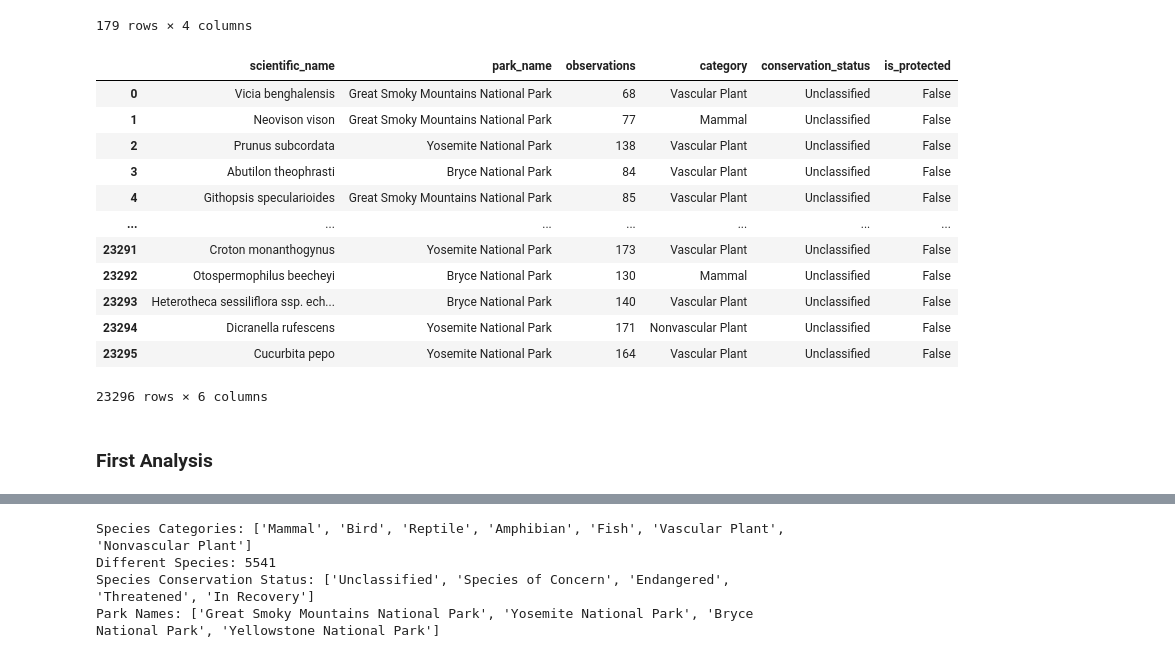
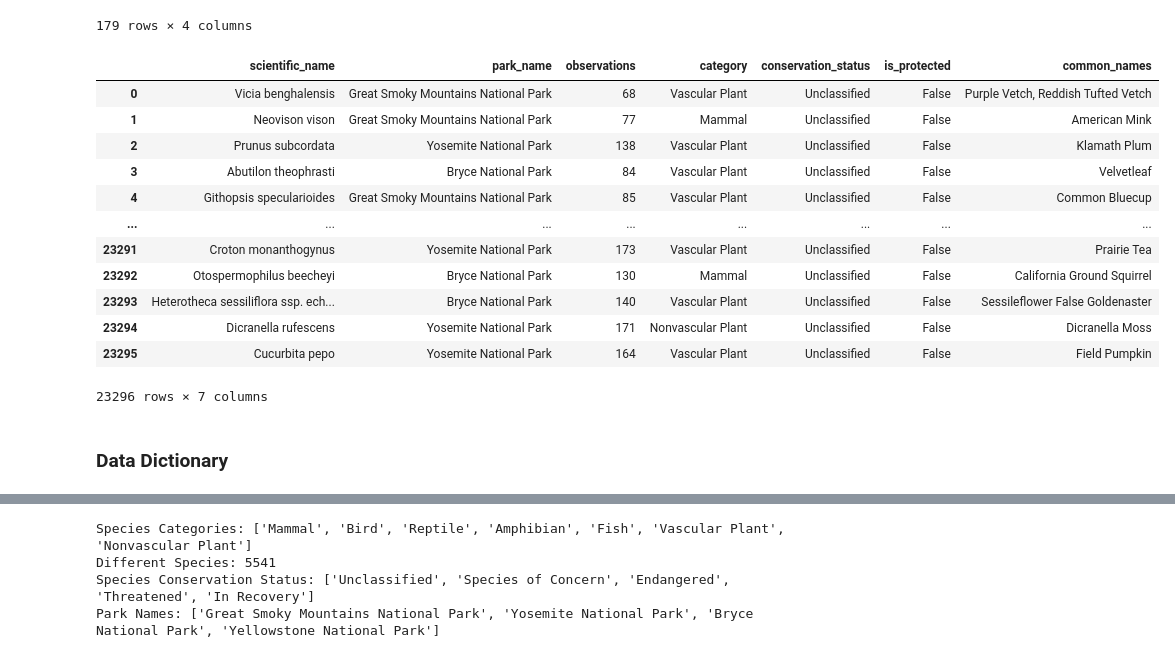
Before and after one commit to bcbmotta/biodiversity-project, a Jupyter notebook: Code/biodiversity.ipynb, the cells around one changed output, grey strips where cells are left out. Cells and saved outputs as stored; diff of their text form; code cells hidden in the pictures.

```diff
--- a/Code/biodiversity.ipynb
+++ b/Code/biodiversity.ipynb
@@ -94,10 +98,10 @@ info.conservation_status.fillna('Unclassified', inplace=True)
 # Add protected status
 info['is_protected'] = info.conservation_status != 'Unclassified'
 
-# Drop column common_names since it has no use for this analysis
-info.drop(columns='common_names', inplace=True)
+# Prepare data set to be merged
+info_mod = info.drop(columns='common_names')
 
 # Remove Duplicated rows to have a unique scientific_name per row
-info.drop_duplicates(inplace=True)
+info_mod.drop_duplicates(inplace=True)
 # %%
 # Check if all scientific names are unique
@@ -126,8 +130,8 @@ display(info[info.scientific_name.isin(['Oncorhynchus mykiss', 'Canis lupus'])])
 | 3283 | Fish | Oncorhynchus mykiss | Threatened | True |
 # %%
 # Remove first appearance of each species, as it shows an evolution in their conservation_status
-info = info.drop([8, 560]).reset_index(drop=True)
-info
+info_mod = info_mod.drop([8, 560]).reset_index(drop=True)
+info_mod
 # %% [output]
 |  | category | scientific_name | conservation_status | is_protected |
 | 0 | Mammal | Clethrionomys gapperi gapperi | Unclassified | False |
@@ -162,21 +166,25 @@ classified
 179 rows × 4 columns
 # %%
 # Create merged df
-merge = obs.merge(info, how='left', on='scientific_name')
+merge = obs.merge(info_mod, how='left', on='scientific_name')
+
+# Add common_names to merge df
+merge['common_names'] = merge.apply(lambda row: info[info.scientific_name == row.scientific_name]['common_names'].values[0], axis=1)
+
 merge
 # %% [output]
-|  | scientific_name | park_name | observations | category | conservation_status | is_protected |
-| 0 | Vicia benghalensis | Great Smoky Mountains National Park | 68 | Vascular Plant | Unclassified | False |
-| 1 | Neovison vison | Great Smoky Mountains National Park | 77 | Mammal | Unclassified | False |
-| 2 | Prunus subcordata | Yosemite National Park | 138 | Vascular Plant | Unclassified | False |
-| 3 | Abutilon theophrasti | Bryce National Park | 84 | Vascular Plant | Unclassified | False |
-| 4 | Githopsis specularioides | Great Smoky Mountains National Park | 85 | Vascular Plant | Unclassified | False |
-| ... | ... | ... | ... | ... | ... | ... |
-| 23291 | Croton monanthogynus | Yosemite National Park | 173 | Vascular Plant | Unclassified | False |
-| 23292 | Otospermophilus beecheyi | Bryce National Park | 130 | Mammal | Unclassified | False |
-| 23293 | Heterotheca sessiliflora ssp. ech... | Bryce National Park | 140 | Vascular Plant | Unclassified | False |
-| 23294 | Dicranella rufescens | Yosemite National Park | 171 | Nonvascular Plant | Unclassified | False |
-| 23295 | Cucurbita pepo | Yosemite National Park | 164 | Vascular Plant | Unclassified | False |
+|  | scientific_name | park_name | observations | category | conservation_status | is_protected | common_names |
+| 0 | Vicia benghalensis | Great Smoky Mountains National Park | 68 | Vascular Plant | Unclassified | False | Purple Vetch, Reddish Tufted Vetch |
+| 1 | Neovison vison | Great Smoky Mountains National Park | 77 | Mammal | Unclassified | False | American Mink |
+| 2 | Prunus subcordata | Yosemite National Park | 138 | Vascular Plant | Unclassified | False | Klamath Plum |
+| 3 | Abutilon theophrasti | Bryce National Park | 84 | Vascular Plant | Unclassified | False | Velvetleaf |
+| 4 | Githopsis specularioides | Great Smoky Mountains National Park | 85 | Vascular Plant | Unclassified | False | Common Bluecup |
+| ... | ... | ... | ... | ... | ... | ... | ... |
+| 23291 | Croton monanthogynus | Yosemite National Park | 173 | Vascular Plant | Unclassified | False | Prairie Tea |
+| 23292 | Otospermophilus beecheyi | Bryce National Park | 130 | Mammal | Unclassified | False | California Ground Squirrel |
+| 23293 | Heterotheca sessiliflora ssp. ech... | Bryce National Park | 140 | Vascular Plant | Unclassified | False | Sessileflower False Goldenaster |
+| 23294 | Dicranella rufescens | Yosemite National Park | 171 | Nonvascular Plant | Unclassified | False | Dicranella Moss |
+| 23295 | Cucurbita pepo | Yosemite National Park | 164 | Vascular Plant | Unclassified | False | Field Pumpkin |
-23296 rows × 6 columns
+23296 rows × 7 columns
-# %% [markdown]
-### First Analysis
+# %% [markdown]
+### Data Dictionary
```
Also changed, not shown: parts of 18 cells of this notebook.
